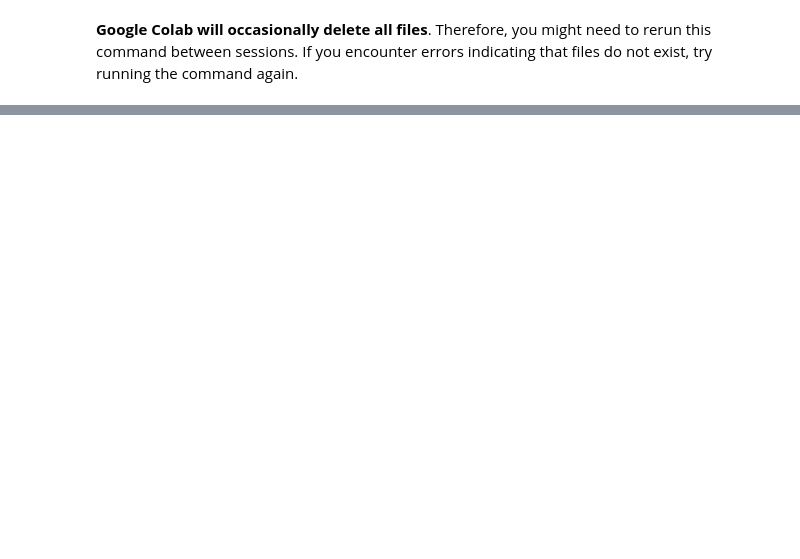
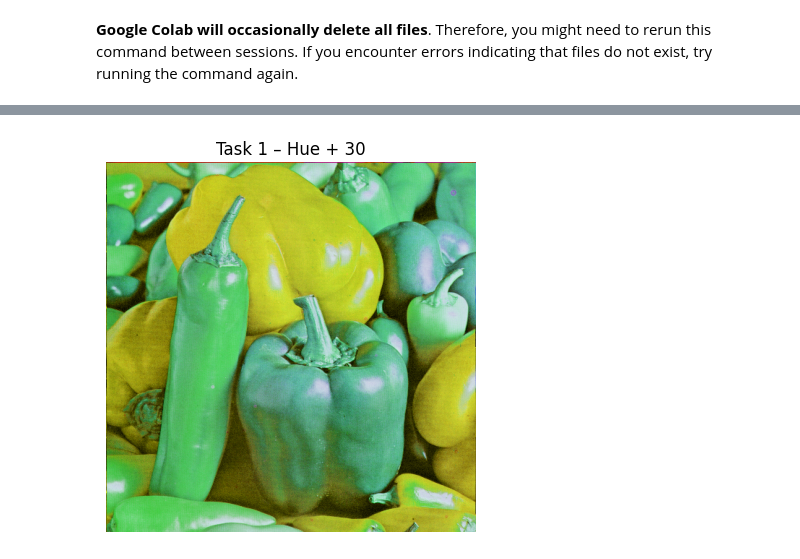
Before and after one commit to modobasic/rv-lab.vjezbe, a Jupyter notebook: lab1.ipynb, the cells around one changed output, grey strips where cells are left out. Drawn from its saved outputs; the diff is of its cells as text; code cells hidden in the pictures; blank space fills up the shorter version.

```diff
--- a/lab1.ipynb
+++ b/lab1.ipynb
@@ -624,0 +319,24 @@ Don't forget to save the notebook. :)
+# %%
+import cv2
+import numpy as np
+import matplotlib.pyplot as plt
+
+# Učitaj sliku (BGR)
+img_bgr = cv2.imread("images/pepper.bmp")
+
+# Pretvori u HSV
+img_hsv = cv2.cvtColor(img_bgr, cv2.COLOR_BGR2HSV)
+
+# Dodaj 30 na Hue (OpenCV hue je 0-179)
+img_hsv[:, :, 0] = (img_hsv[:, :, 0].astype(np.int16) + 30) % 180
+img_hsv[:, :, 0] = img_hsv[:, :, 0].astype(np.uint8)
+
+# Natrag u RGB za matplotlib
+img_rgb = cv2.cvtColor(img_hsv, cv2.COLOR_HSV2RGB)
+
+plt.imshow(img_rgb)
+plt.axis("off")
+plt.title("Task 1 – Hue + 30")
+plt.show()
+# %% [output]
+[figure, added]
```
Also changed, not shown: parts of 82 cells of this notebook.
